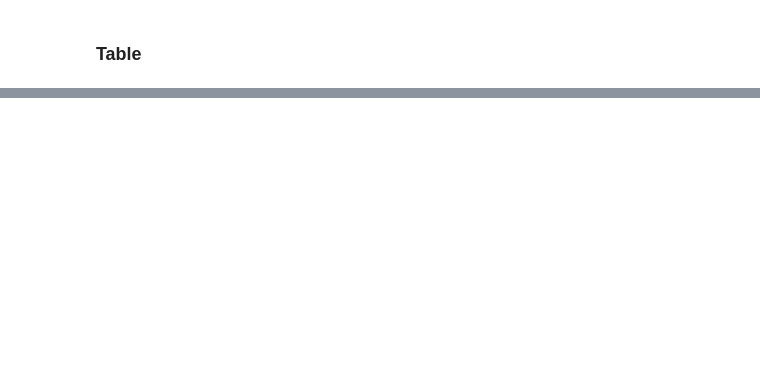
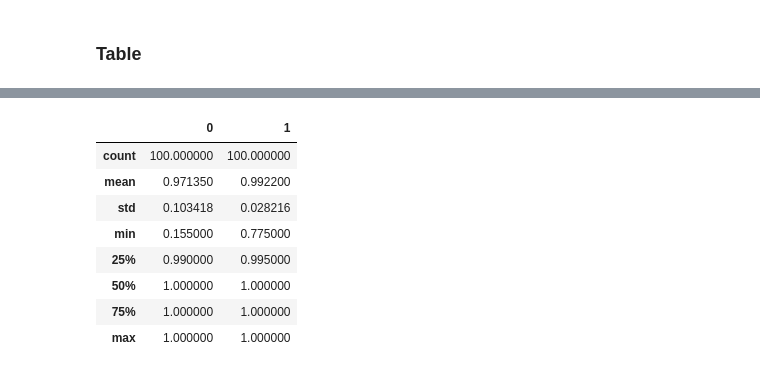
Before and after one commit to subhalingamd/btp-hate-speech-profiling, a Jupyter notebook: pan21.ipynb, the cells around one changed output, grey strips where cells are left out. Saved outputs shown, nothing was run; the diff lists cells and outputs as text; code cells hidden in the pictures; blank space fills up the shorter version.

Commit message:
unique tweets ratio

```diff
--- a/pan21.ipynb
+++ b/pan21.ipynb
@@ -343,3 +325,18 @@ for label in data.keys():
         "ner2_LOC": df_ner2_LOC[label],
         "ner2_MISC": df_ner2_MISC[label]
     }).to_csv(f'eda/per_user_stats/combined/label_{label}.csv', index=True)
+# %%
+# unique tweets ratio
+
+unique_tweets_ratio = get_unique_tweets_ratio(data)
+pd.DataFrame(unique_tweets_ratio).describe()
+# %% [output]
+|  | 0 | 1 |
+| count | 100.000000 | 100.000000 |
+| mean | 0.971350 | 0.992200 |
+| std | 0.103418 | 0.028216 |
+| min | 0.155000 | 0.775000 |
+| 25% | 0.990000 | 0.995000 |
+| 50% | 1.000000 | 1.000000 |
+| 75% | 1.000000 | 1.000000 |
+| max | 1.000000 | 1.000000 |
```
Also changed, not shown: parts of 8 cells of this notebook, 1 other file.
